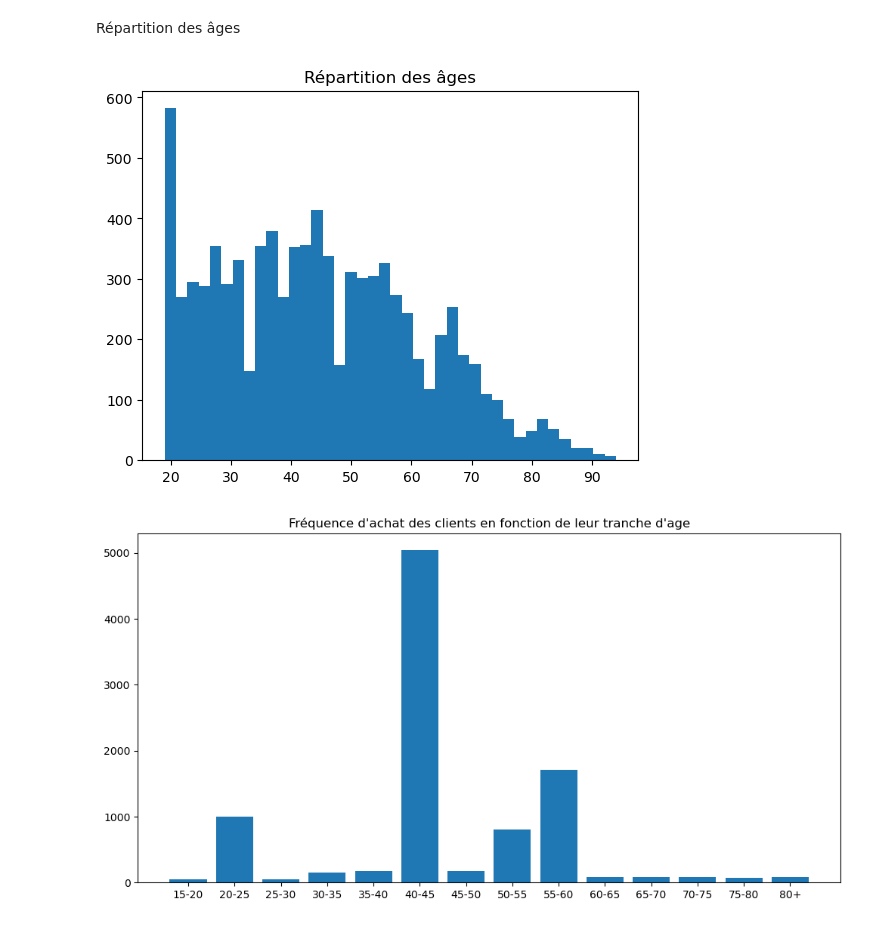
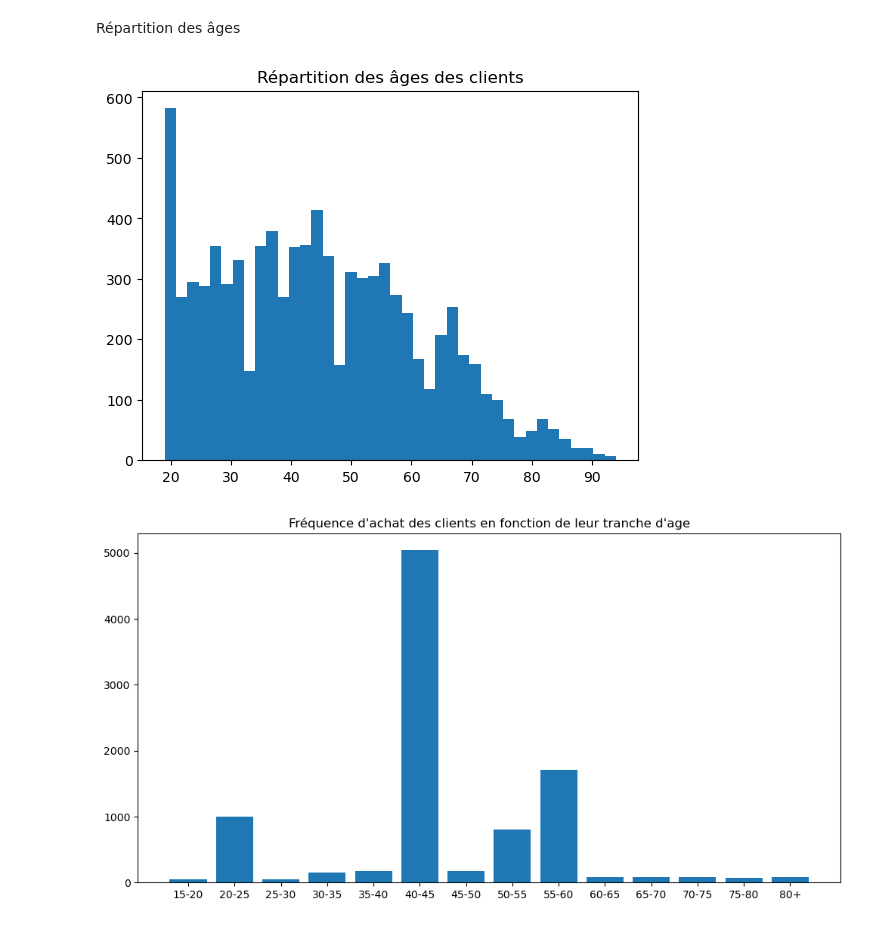
Before and after one commit to kikduck/DA-P6, a Jupyter notebook: notebook-p6.ipynb, the cells around one changed output. Cells and saved outputs as stored; diff of their text form; code cells hidden in the pictures.

```diff
--- a/notebook-p6.ipynb
+++ b/notebook-p6.ipynb
@@ -462,10 +475,10 @@ Répartition des âges
 repart_age = df_final.groupby('client_id')['age_reel'].first()
 # %%
 plt.hist(list(repart_age), bins=40)
-plt.title('Répartition des âges')
+plt.title('Répartition des âges des clients')
 plt.show()
 # %% [output]
-[figure, old version]
+[figure, new version]
 # %%
 df_freq = df_final.groupby('client_id').size().reset_index(name='Frequence')
 df_freq_age = df_freq.merge(df_final[['client_id', 'age']], on='client_id')
```
Also changed, not shown: parts of 42 cells of this notebook.
